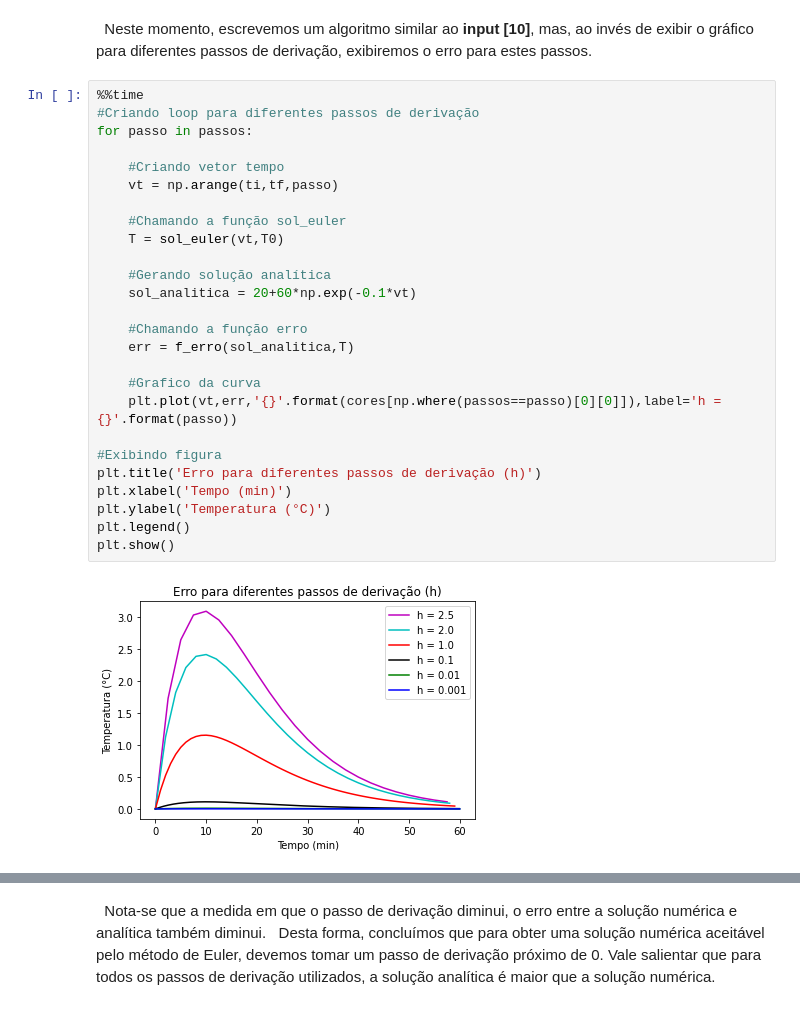
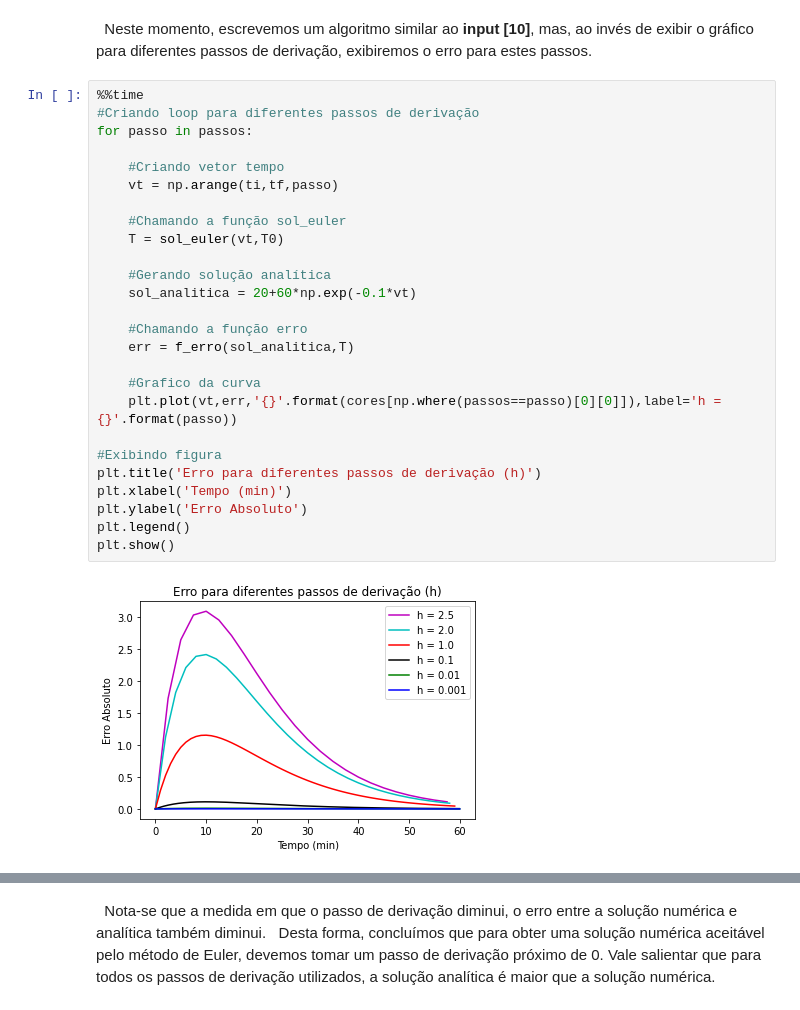
Before and after one commit to LaboratorioIPythonFURG/Modelo-Resfriamento-Newton, a Jupyter notebook: jupyter/pt3_euler.ipynb, the cells around one changed output, grey strips where cells are left out. Saved outputs shown, nothing was run; the diff lists cells and outputs as text.

```diff
--- a/jupyter/pt3_euler.ipynb
+++ b/jupyter/pt3_euler.ipynb
@@ -209,28 +209,28 @@ from f_erro import f_erro
 # %%
 %%time
 #Criando loop para diferentes passos de derivação
 for passo in passos:
 
     #Criando vetor tempo
     vt = np.arange(ti,tf,passo)
 
     #Chamando a função sol_euler
     T = sol_euler(vt,T0)
 
     #Gerando solução analítica
     sol_analitica = 20+60*np.exp(-0.1*vt)
 
     #Chamando a função erro
     err = f_erro(sol_analitica,T)
 
     #Grafico da curva
     plt.plot(vt,err,'{}'.format(cores[np.where(passos==passo)[0][0]]),label='h = {}'.format(passo))
 
 #Exibindo figura
 plt.title('Erro para diferentes passos de derivação (h)')
 plt.xlabel('Tempo (min)')
-plt.ylabel('Temperatura (°C)')
+plt.ylabel('Erro Absoluto')
 plt.legend()
 plt.show()
 # %% [output]
-[figure, old version]
+[figure, new version]
```
Also changed, not shown: parts of 5 cells of this notebook, 1 other file.
